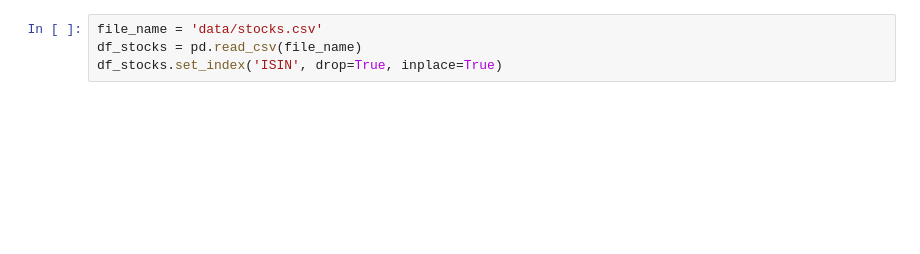
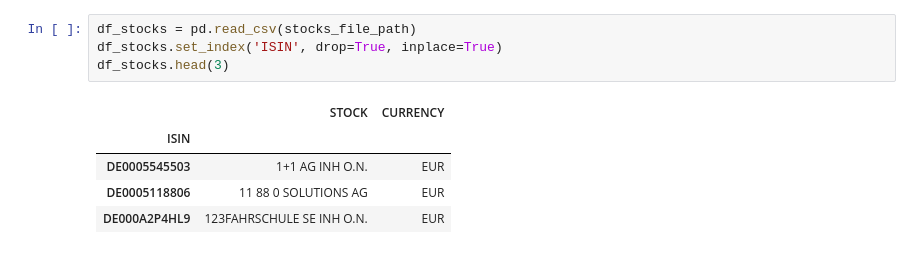
Before and after one commit to TheFerry10/financial-scraping, a Jupyter notebook: enrich-base-data.ipynb, the cells around one changed output. Saved outputs shown, nothing was run; the diff lists cells and outputs as text; blank space fills up the shorter version.

```diff
--- a/enrich-base-data.ipynb
+++ b/enrich-base-data.ipynb
@@ -6,4 +19,10 @@ from bs4 import BeautifulSoup
 # %%
-file_name = 'data/stocks.csv'
-df_stocks = pd.read_csv(file_name)
+df_stocks = pd.read_csv(stocks_file_path)
 df_stocks.set_index('ISIN', drop=True, inplace=True)
+df_stocks.head(3)
+# %% [output]
+|  | STOCK | CURRENCY |
+| ISIN |  |  |
+| DE0005545503 | 1+1 AG INH O.N. | EUR |
+| DE0005118806 | 11 88 0 SOLUTIONS AG | EUR |
+| DE000A2P4HL9 | 123FAHRSCHULE SE INH O.N. | EUR |
```
Also changed, not shown: parts of 20 cells of this notebook.
